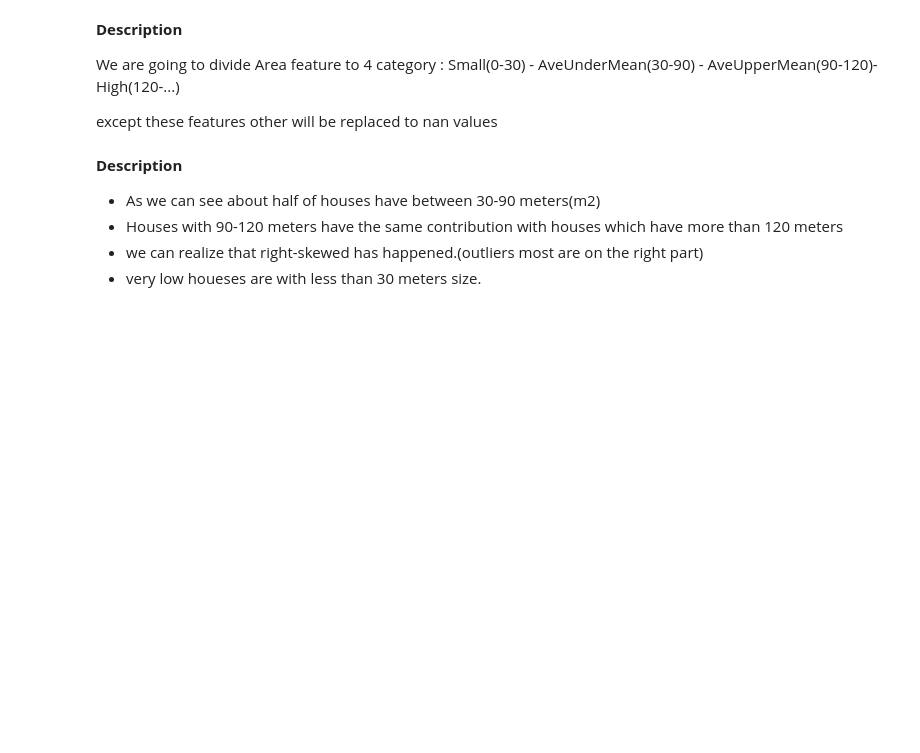
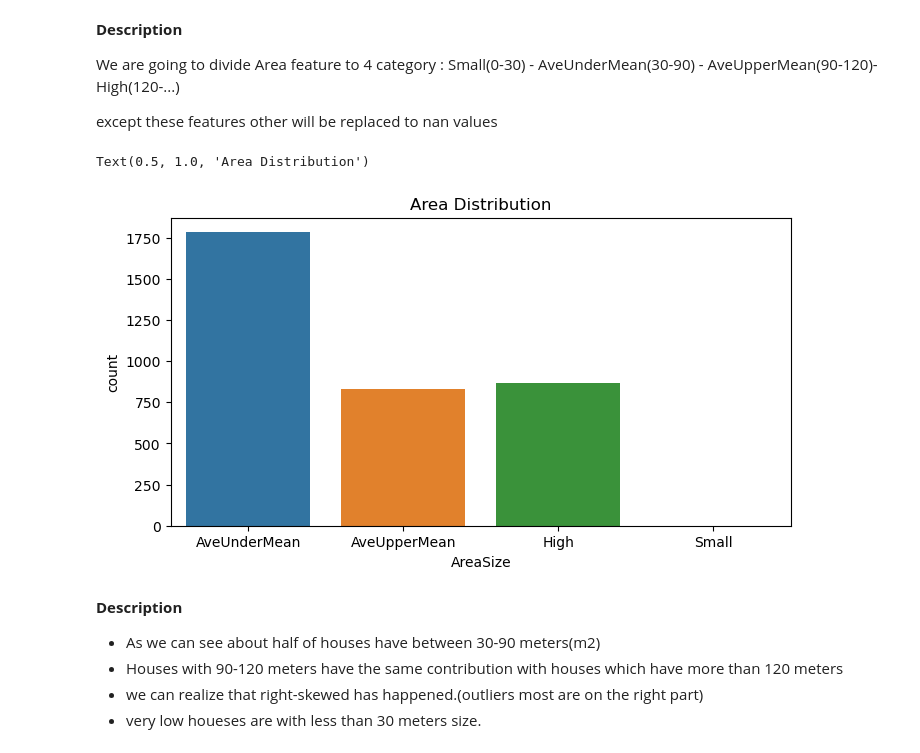
Before and after one commit to MoeeinAali/Micromaster-ProgrammingForDataAnalysis-Winter2024-Assignment04, a Jupyter notebook: Assignment04.ipynb, the cells around one changed output. Saved outputs shown, nothing was run; the diff lists cells and outputs as text; code cells hidden in the pictures; blank space fills up the shorter version.

```diff
--- a/Assignment04.ipynb
+++ b/Assignment04.ipynb
@@ -166,6 +264,7 @@ The type of Area must be changed if we want to show and do feature engineering .
 To be possible to change its type we need to remove comma between numbers than we are capable changing its type.
 # %%
 # TODO: Remove commas from the 'Area' column and convert it to numeric data type.
-# Codes
+df["Area"] = df["Area"].apply(lambda x: re.sub(',', '', x))
+df["Area"] = pd.to_numeric(df["Area"])
 # %%
 # TODO: Generate descriptive statistics for the 'Area' column in the dataset.
@@ -178,10 +287,31 @@ We are going to divide Area feature to 4 category : Small(0-30) - AveUnderMean(3
 except these features other will be replaced to nan values
 # %%
 # TODO: Create a new feature 'AreaSize' based on the 'Area' column values, categorizing them as 'Small', 'AveUnderMean', 'AveUpperMean', or 'High'.
-# Codes
+AreaSize = []
+for i in df['Area']:
+    if i <= 30:
+        AreaSize.append("Small")
+
+    elif 30 < i <= 90:
+        AreaSize.append("AveUnderMean")
+
+    elif 90 < i <= 120:
+        AreaSize.append("AveUpperMean")
+
+    elif i > 120:
+        AreaSize.append("High")
+    else:
+        AreaSize.append(np.nan)
+
+df["AreaSize"] = AreaSize
 # %%
-# TODO: Visualize the distribution of the 'AreaSize' feature using a countplot.
-# Codes
+# TODO: Visualize the distribution of the 'AreaSize' feature using a count-plot.
+plt.figure(figsize=(8, 4))
+sns.countplot(x="AreaSize", data=df)
+plt.title("Area Distribution")
+# %% [output]
+Text(0.5, 1.0, 'Area Distribution')
+[figure, added]
 # %% [markdown]
 **Description**<br>
 
```
Also changed, not shown: parts of 54 cells of this notebook.
